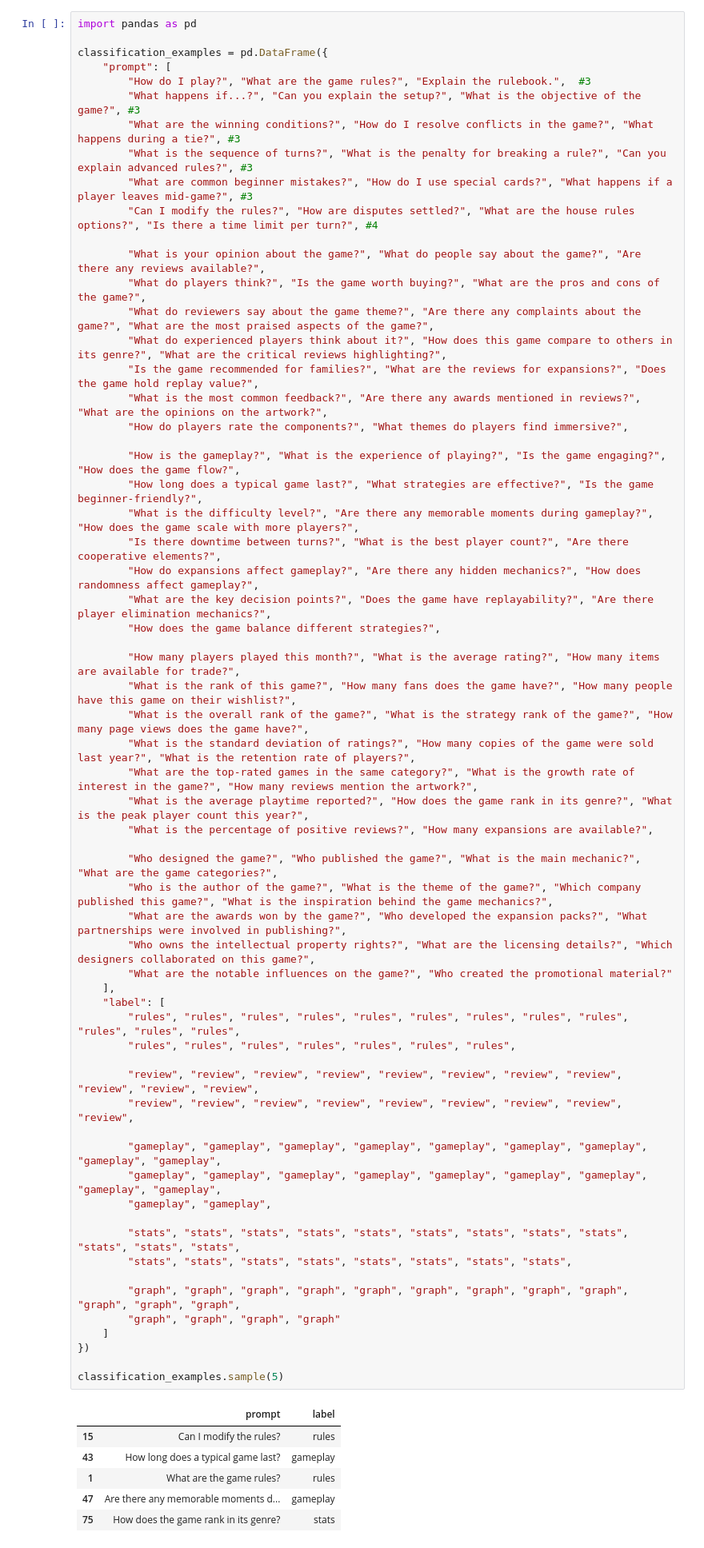
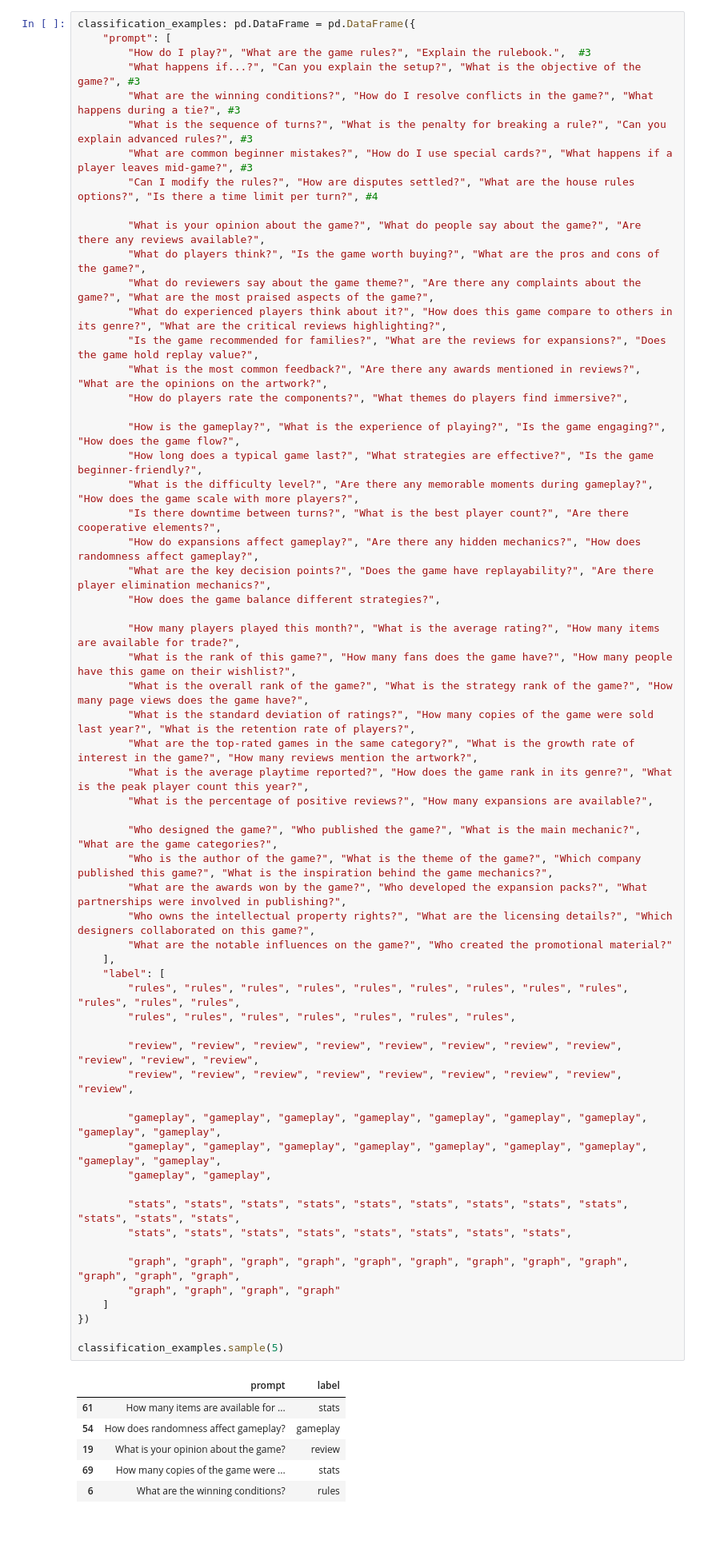
Before and after one commit to bpace1/RAG-RajasOfTheGanges, a Jupyter notebook: TP2-Final/Tp2_PaceBruno.ipynb, the cells around one changed output. Shown at 80% size. Cells and saved outputs as stored; diff of their text form.

```diff
--- a/TP2-Final/Tp2_PaceBruno.ipynb
+++ b/TP2-Final/Tp2_PaceBruno.ipynb
@@ -816,9 +837,7 @@ Rendimiento:
 # %% [markdown]
 ## Clasificador : basado en ejemplos y embeddings.
 # %%
-import pandas as pd
-
-classification_examples = pd.DataFrame({
+classification_examples: pd.DataFrame = pd.DataFrame({
     "prompt": [
         "How do I play?", "What are the game rules?", "Explain the rulebook.",  #3
         "What happens if...?", "Can you explain the setup?", "What is the objective of the game?", #3
@@ -852,38 +871,38 @@ classification_examples = pd.DataFrame({
         "What is the percentage of positive reviews?", "How many expansions are available?",
 
         "Who designed the game?", "Who published the game?", "What is the main mechanic?", "What are the game categories?",
         "Who is the author of the game?", "What is the theme of the game?", "Which company published this game?", "What is the inspiration behind the game mechanics?",
         "What are the awards won by the game?", "Who developed the expansion packs?", "What partnerships were involved in publishing?",
         "Who owns the intellectual property rights?", "What are the licensing details?", "Which designers collaborated on this game?",
         "What are the notable influences on the game?", "Who created the promotional material?"
     ],
     "label": [
         "rules", "rules", "rules", "rules", "rules", "rules", "rules", "rules", "rules", "rules", "rules", "rules",
         "rules", "rules", "rules", "rules", "rules", "rules", "rules",
 
         "review", "review", "review", "review", "review", "review", "review", "review", "review", "review", "review",
         "review", "review", "review", "review", "review", "review", "review", "review", "review",
 
         "gameplay", "gameplay", "gameplay", "gameplay", "gameplay", "gameplay", "gameplay", "gameplay", "gameplay",
         "gameplay", "gameplay", "gameplay", "gameplay", "gameplay", "gameplay", "gameplay", "gameplay", "gameplay",
         "gameplay", "gameplay",
 
         "stats", "stats", "stats", "stats", "stats", "stats", "stats", "stats", "stats", "stats", "stats", "stats",
         "stats", "stats", "stats", "stats", "stats", "stats", "stats", "stats",
 
         "graph", "graph", "graph", "graph", "graph", "graph", "graph", "graph", "graph", "graph", "graph", "graph",
         "graph", "graph", "graph", "graph"
     ]
 })
 
 classification_examples.sample(5)
 # %% [output]
 |  | prompt | label |
-| 15 | Can I modify the rules? | rules |
-| 43 | How long does a typical game last? | gameplay |
-| 1 | What are the game rules? | rules |
-| 47 | Are there any memorable moments d... | gameplay |
-| 75 | How does the game rank in its genre? | stats |
+| 61 | How many items are available for ... | stats |
+| 54 | How does randomness affect gameplay? | gameplay |
+| 19 | What is your opinion about the game? | review |
+| 69 | How many copies of the game were ... | stats |
+| 6 | What are the winning conditions? | rules |
 # %%
 classification_examples.info()
 # %% [output]
```
Also changed, not shown: parts of 13 cells of this notebook.
